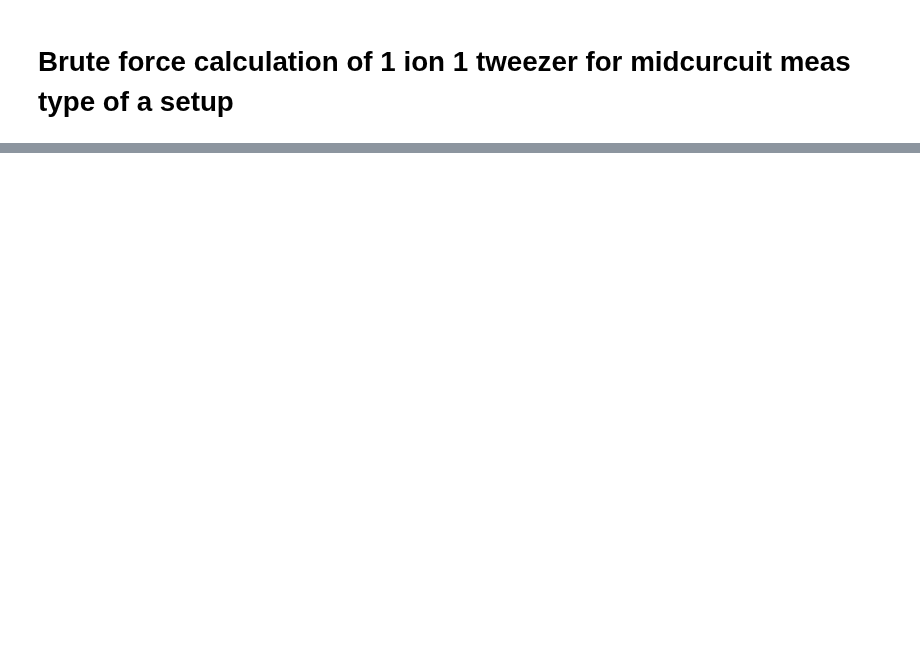
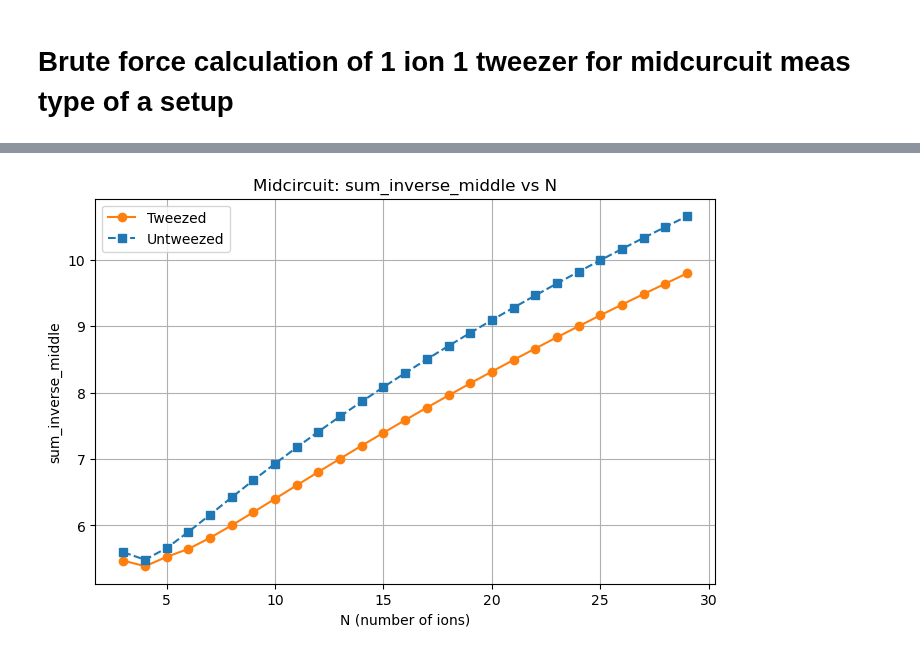
Before and after one commit to SQRLab/BladeRunner, a Jupyter notebook: Tweezers/SBC_Speedup.ipynb, the cells around one changed output, grey strips where cells are left out. Saved outputs shown, nothing was run; the diff lists cells and outputs as text; code cells hidden in the pictures; blank space fills up the shorter version.

```diff
--- a/Tweezers/SBC_Speedup.ipynb
+++ b/Tweezers/SBC_Speedup.ipynb
@@ -1117,0 +1144,94 @@ else:
+# %%
+N = np.arange(3,4)
+P = [1e-3]
+w0 = 1e-6
+f_rf_r = 1e6
+f_rf_a = f_rf_r/3
+
+dfs = []
+many_N = []
+
+for N in range(3, 30):
+    test_loop = midcircuit_modes(
+        omega_tweezer,
+        linewidths,
+        omega_res,
+        m,
+        mode_calc_r,
+        N,
+        f_rf_r,
+        f_rf_a,
+        P,
+        w0,
+    )
+    many_N.append((N, test_loop))
+
+    if isinstance(test_loop, pd.DataFrame) and not test_loop.empty:
+        df = test_loop.copy().reset_index(drop=True)
+        df['N'] = int(N)
+        # attempt to coerce Tweezed Ion to int when safe
+        try:
+            df['Tweezed Ion'] = df['Tweezed Ion'].astype(int)
+        except Exception:
+            pass
+        # NOTE: do NOT dedupe here — keep all rows including symmetric duplicates
+        dfs.append(df)
+
+
+
+# ...existing code...
+dfs_untweezed = []
+many_N_untweezed = []
+
+for N in range(3, 30):
+    test_loop = midcircuit_modes_untweezed(
+        omega_tweezer,
+        linewidths,
+        omega_res,
+        m,
+        mode_calc_r,
+        N,
+        f_rf_r,
+        f_rf_a,
+        P,
+        w0,
+    )
+    many_N_untweezed.append((N, test_loop))
+
+    if isinstance(test_loop, pd.DataFrame) and not test_loop.empty:
+        df = test_loop.copy().reset_index(drop=True)
+        df['N'] = int(N)
+        # attempt to coerce Tweezed Ion to int when safe
+        try:
+            df['Tweezed Ion'] = df['Tweezed Ion'].astype(int)
+        except Exception:
+            pass
+        # NOTE: do NOT dedupe here — keep all rows including symmetric duplicates
+        dfs_untweezed.append(df)
+# combine per-N DataFrames if not already done
+
+combined_df = pd.concat(dfs, ignore_index=True, sort=False) if dfs else pd.DataFrame()
+combined_untweezed = pd.concat(dfs_untweezed, ignore_index=True, sort=False) if dfs_untweezed else pd.DataFrame()
+
+def first_sum_by_N(df):
+    if df is None or df.empty:
+        return np.array([]), np.array([])
+    first = df.groupby("N", sort=True, as_index=False).first()
+    return first["N"].to_numpy(), first["sum_inverse_middle"].to_numpy()
+
+Ns_t, vals_t = first_sum_by_N(combined_df)
+Ns_u, vals_u = first_sum_by_N(combined_untweezed)
+
+plt.figure(figsize=(8,5))
+if Ns_t.size:
+    plt.plot(Ns_t, vals_t, marker='o', linestyle='-', color='C1', label='Tweezed')
+if Ns_u.size:
+    plt.plot(Ns_u, vals_u, marker='s', linestyle='--', color='C0', label='Untweezed')
+plt.xlabel("N (number of ions)")
+plt.ylabel("sum_inverse_middle")
+plt.title("Midcircuit: sum_inverse_middle vs N")
+plt.grid(True)
+plt.legend()
+plt.show()
+# %% [output]
+[figure, added]
```
Also changed, not shown: parts of 29 cells of this notebook, 1 other file.
